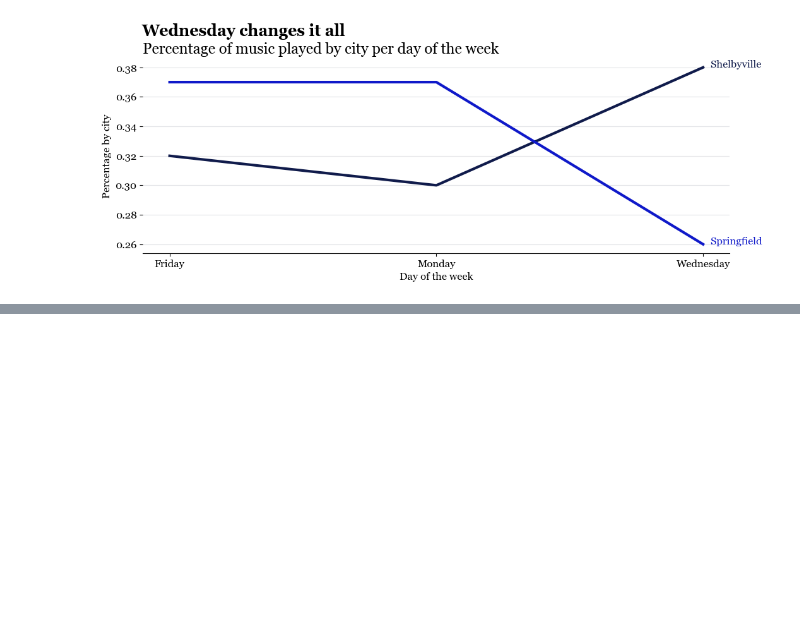
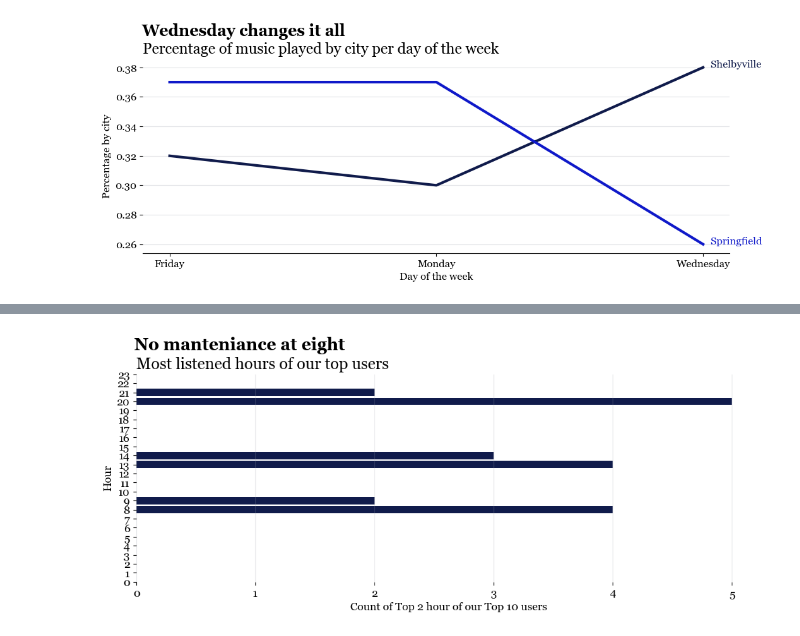
Before and after one commit to juanramosdataexpert/SonidosUrbanos, a Jupyter notebook: Notebooks/EDA.ipynb, the cells around one changed output, grey strips where cells are left out. Cells and saved outputs as stored; diff of their text form; code cells hidden in the pictures; blank space fills up the shorter version.

```diff
--- a/Notebooks/EDA.ipynb
+++ b/Notebooks/EDA.ipynb
@@ -575,0 +628,21 @@ Friday is the day of the week with most music consumption in those two cities. N
+# %%
+# Count the number of tracks played by user per genre
+users_favorite_hours = df.pivot_table(index='User_ID',
+                                      columns='Hour',
+                                      values='Track',
+                                      aggfunc='count',
+                                      fill_value=0)
+
+top_users_hours = users_favorite_hours.loc[top_10_users] \
+    .transpose()
+
+# Extract favorite hours of top users
+users_info = {}
+for user in top_users_hours.columns:
+    top_5_genres = top_users_hours \
+        .sort_values(by=user, ascending=False) \
+        .head(2).index \
+        .to_list()
+    users_info[user] = top_5_genres
+
+users_info
@@ -575,0 +660,26 @@ Friday is the day of the week with most music consumption in those two cities. N
+# %%
+# Extract all genres of top users
+all_top_hours = [hour for hours in users_info.values() for hour in hours]
+
+# Create new dataframe
+df_top_hours = pd.DataFrame(all_top_hours, columns=['Hour'])
+df_top_hours = df_top_hours.value_counts().head(10).reset_index()
+# %%
+fig, ax = plt.subplots(figsize=[12, 4])
+plt.suptitle('No manteniance at eight',
+             ha='left', x=0.123, size=18,
+             weight='bold', y=1.02)
+plt.title('Most listened hours of our top users',
+          size=17, loc='left')
+plt.barh(df_top_hours['Hour'],
+         width=df_top_hours['count'],
+         color=juan_colors[0])
+plt.xlabel('Count of Top 2 hour of our Top 10 users')
+plt.ylabel('Hour')
+plt.yticks(range(24))
+plt.grid(True, color=juan_colors[2],
+         axis='x', alpha=0.3)
+ax.spines[['top', 'bottom', 'left', 'right']].set_visible(False)
+plt.show()
+# %% [output]
+[figure, added]
```
Also changed, not shown: parts of 16 cells of this notebook, 2 other files.
